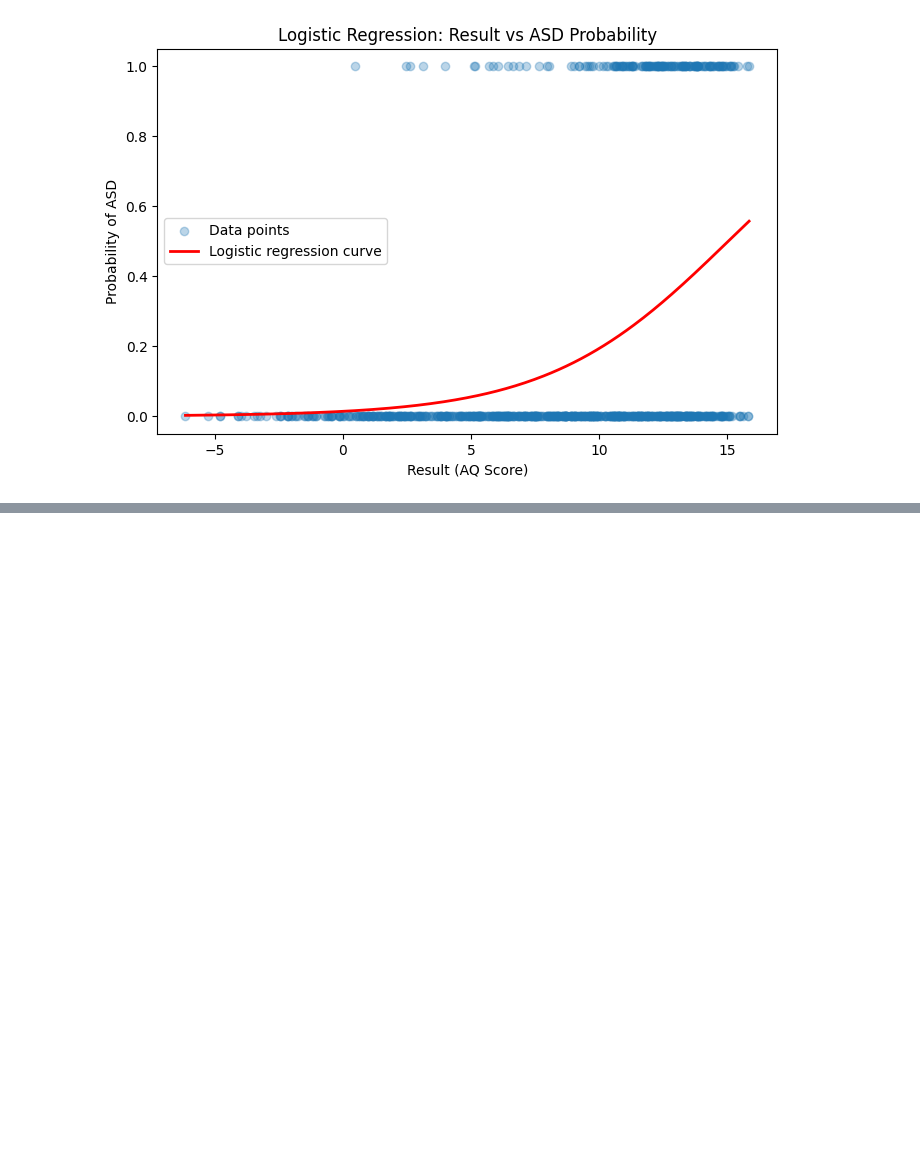
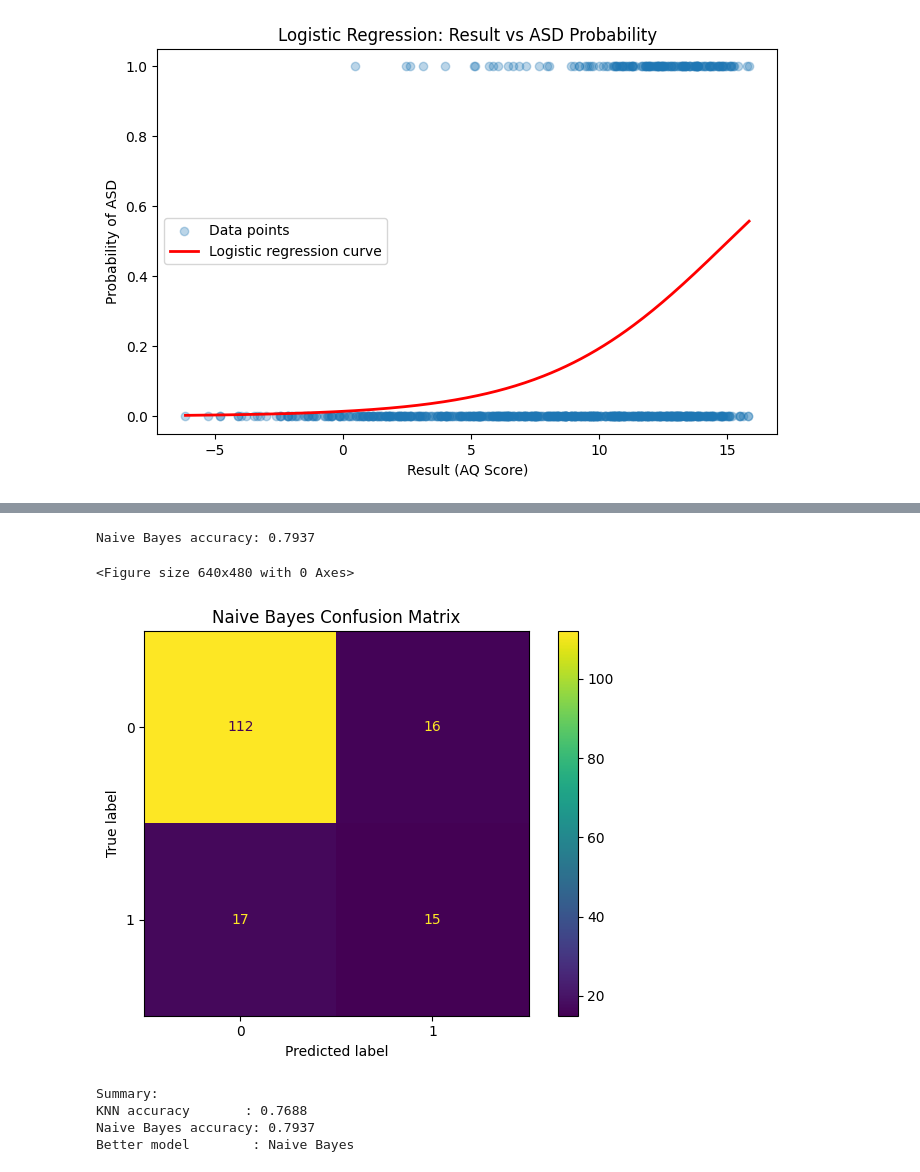
Before and after one commit to SRARNAB7/HDS_5320_Group_Project, a Jupyter notebook: Project_2.ipynb, the cells around one changed output, grey strips where cells are left out. Saved outputs shown, nothing was run; the diff lists cells and outputs as text; code cells hidden in the pictures; blank space fills up the shorter version.

```diff
--- a/Project_2.ipynb
+++ b/Project_2.ipynb
@@ -843,0 +907,35 @@ Equation: y = -0.0600 * Age + 10.2447
+# %%
+nb = GaussianNB()
+nb.fit(X_train, y_train)
+y_pred_nb = nb.predict(X_test)
+acc_nb = accuracy_score(y_test, y_pred_nb)
+
+print(f"Naive Bayes accuracy: {acc_nb:.4f}")
+
+plt.figure()
+ConfusionMatrixDisplay.from_predictions(y_test, y_pred_nb)
+plt.title("Naive Bayes Confusion Matrix")
+plt.tight_layout()
+plt.savefig("nb_confusion.png", dpi=200)
+plt.show()
+# %% [output]
+Naive Bayes accuracy: 0.7937
+<Figure size 640x480 with 0 Axes>
+[figure, added]
+# %%
+if acc_knn > acc_nb:
+    better = "KNN"
+elif acc_nb > acc_knn:
+    better = "Naive Bayes"
+else:
+    better = "Tie"
+
+print("Summary:")
+print(f"KNN accuracy       : {acc_knn:.4f}")
+print(f"Naive Bayes accuracy: {acc_nb:.4f}")
+print(f"Better model        : {better}")
+# %% [output]
+Summary:
+KNN accuracy       : 0.7688
+Naive Bayes accuracy: 0.7937
+Better model        : Naive Bayes
```
Also changed, not shown: parts of 8 cells of this notebook.
